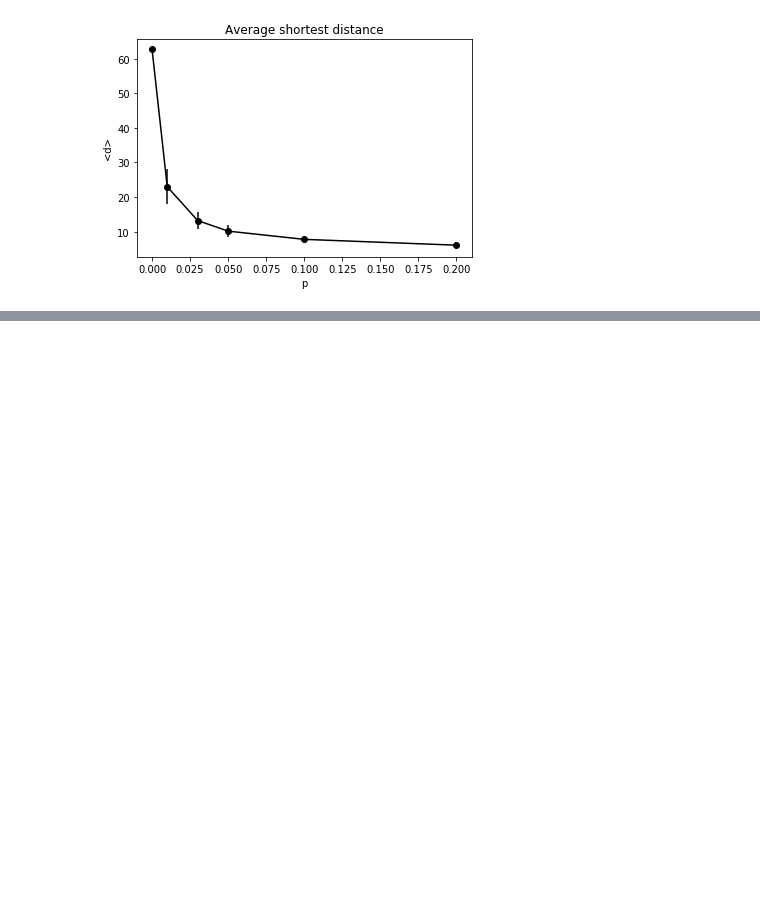
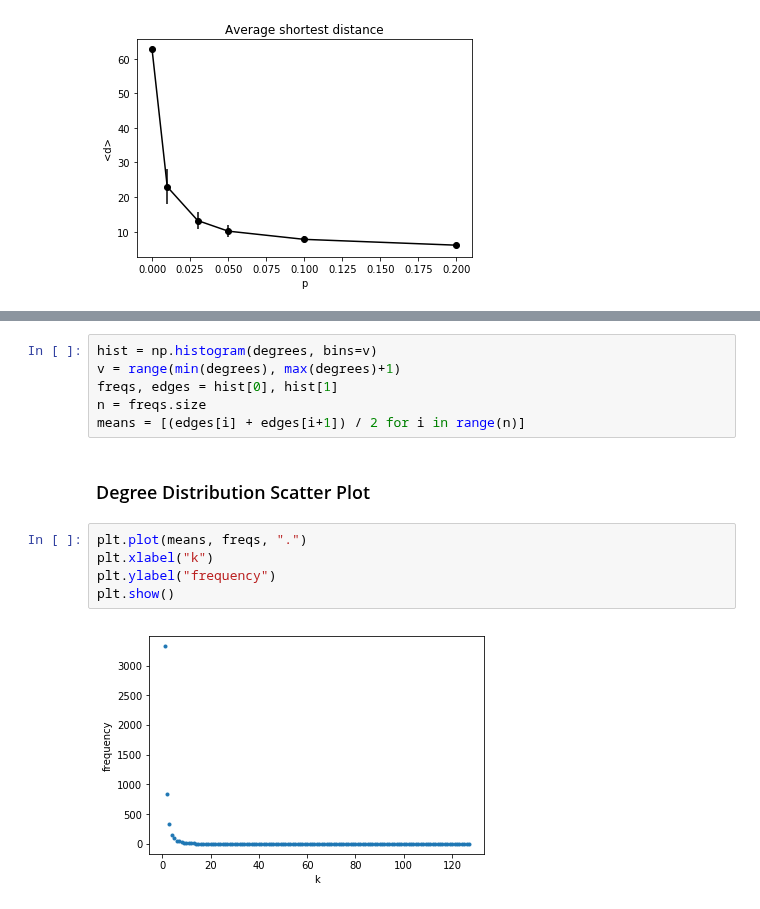
Before and after one commit to thomasnilsson/02805-social-graphs-2018, a Jupyter notebook: week3/week3.ipynb, the cells around one changed output, grey strips where cells are left out. Saved outputs shown, nothing was run; the diff lists cells and outputs as text; blank space fills up the shorter version.

```diff
--- a/week3/week3.ipynb
+++ b/week3/week3.ipynb
@@ -112,0 +172,15 @@ plt.show()
+# %%
+hist = np.histogram(degrees, bins=v)
+v = range(min(degrees), max(degrees)+1)
+freqs, edges = hist[0], hist[1]
+n = freqs.size
+means = [(edges[i] + edges[i+1]) / 2 for i in range(n)]
+# %% [markdown]
+### Degree Distribution Scatter Plot
+# %%
+plt.plot(means, freqs, ".")
+plt.xlabel("k")
+plt.ylabel("frequency")
+plt.show()
+# %% [output]
+[figure, added]
```
Also changed, not shown: parts of 25 cells of this notebook, 2 other files.
